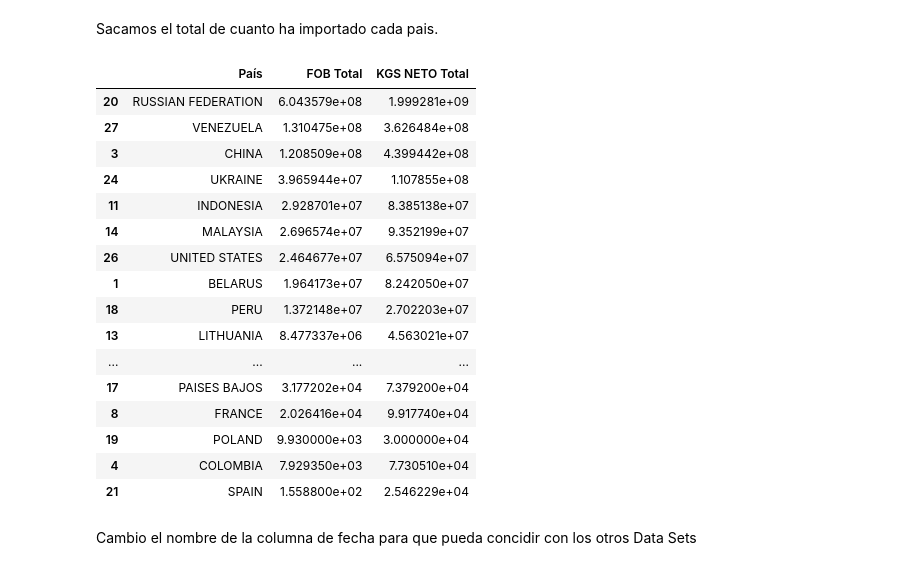
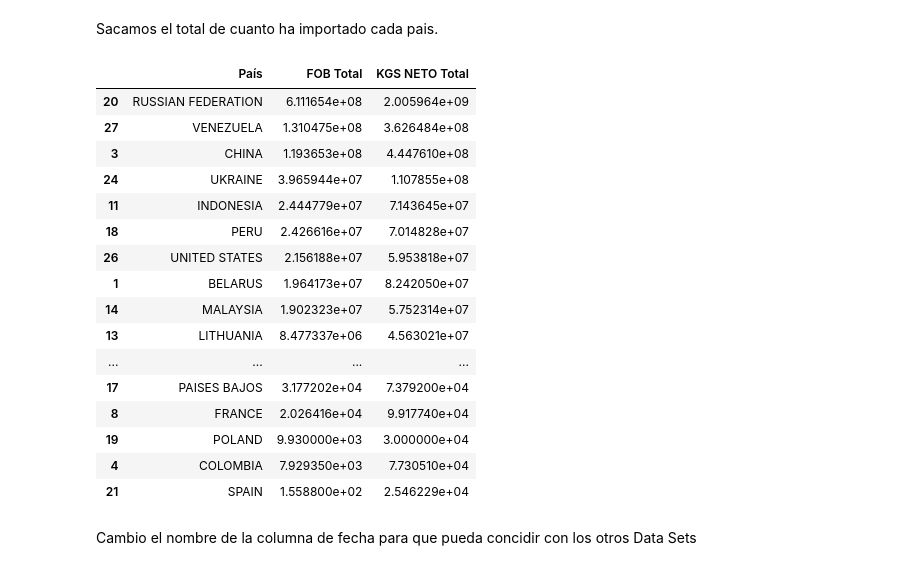
Before and after one commit to auricIecu/EDA, a Jupyter notebook: 0-Enunciado.1_EDA copy.ipynb, the cells around one changed output. Cells and saved outputs as stored; diff of their text form; code cells hidden in the pictures.

```diff
--- a/0-Enunciado.1_EDA copy.ipynb
+++ b/0-Enunciado.1_EDA copy.ipynb
@@ -377,29 +360,18 @@ memory usage: 124.3+ KB
 # %%
-# Defino las columnas a procesar
 columns = ['FLETE U$S', 'TOTAL KGS NETO']
 
 for col in columns:
-    # Calculo los means by RAZON SOCIAL (exluyendo ceros and NaN)
     means_by_razon = data_total_raw_importaciones_urea[data_total_raw_importaciones_urea[col] > 0].groupby('RAZON SOCIAL')[col].mean()
 
-    # Calculo media global para fallback
-    overall_mean = data_total_raw_importaciones_urea[data_total_raw_importaciones_urea[col] > 0][col].mean()
+    data_total_raw_importaciones_urea.loc[:, col] = data_total_raw_importaciones_urea[col].fillna(data_total_raw_importaciones_urea['RAZON SOCIAL'].map(means_by_razon))
 
-    # Reemplazo NaN con promedio de la RAZON SOCIAL, luego overall mean
-    data_total_raw_importaciones_urea[col] = data_total_raw_importaciones_urea[col].fillna(data_total_raw_importaciones_urea['RAZON SOCIAL'].map(means_by_razon))
-    data_total_raw_importaciones_urea[col] = data_total_raw_importaciones_urea[col].fillna(overall_mean)
+    # Ahora, reemplazo los ceros con el promedio por RAZON SOCIAL
+    data_total_raw_importaciones_urea.loc[data_total_raw_importaciones_urea[col] == 0, col] = (data_total_raw_importaciones_urea.loc[data_total_raw_importaciones_urea[col] == 0, 'RAZON SOCIAL'].map(means_by_razon))
 
-    # 2. Reemplazo los zeros promedios por RAZON SOCIAL, de ahi overall mean
-    data_total_raw_importaciones_urea.loc[data_total_raw_importaciones_urea[col] == 0, col] = (
-        data_total_raw_importaciones_urea.loc[data_total_raw_importaciones_urea[col] == 0, 'RAZON SOCIAL']
-        .map(means_by_razon)
-        .fillna(overall_mean)
-    )
-
-# Verifico
+# Por dudas, erifico
 for col in columns:
     print(f"\n{col}:")
-    print(f"NaN values: {data_total_raw_importaciones_urea[col].isna().sum()}")
-    print(f"Zero values: {(data_total_raw_importaciones_urea[col] == 0).sum()}")
+    print(f"NaN: {data_total_raw_importaciones_urea[col].isna().sum()}")
+    print(f"0: {(data_total_raw_importaciones_urea[col] == 0).sum()}")
 # %% [output]
 FLETE U$S:
@@ -509,5 +455,3 @@ Remaining invalid dates: 0
-# %%
-pd.set_option('display.max_rows', 20)
 # %% [markdown]
 Borro las razones sociales
 # %%
@@ -533,33 +477,26 @@ resultado_data_total_importaciones_urea
 # %% [markdown]
 Sacamos el total de cuanto ha importado cada pais.
 # %%
-# Agrupar por país y sumar FOB U$S y TOTAL KGS NETO
-resumen_por_pais = resultado_data_total_importaciones_urea.groupby('PAIS ORIGEN').agg({
-    'FOB U$S': 'sum',
-    'TOTAL KGS NETO': 'sum'
-}).reset_index()
 
-# Renombrar columnas para mayor claridad
+resumen_por_pais = resultado_data_total_importaciones_urea.groupby('PAIS ORIGEN').agg({'FOB U$S': 'sum','TOTAL KGS NETO': 'sum'}).reset_index()
+
+# Renombrar columnas para el pie chart que crearemos
 resumen_por_pais.columns = ['País', 'FOB Total', 'KGS NETO Total']
 
-# Ordenar por FOB Total de mayor a menor
 resumen_por_pais = resumen_por_pais.sort_values('FOB Total', ascending=False)
 
-# Mostrar el resultado
-
-with pd.option_context('display.max_rows', None):
-    display(resumen_por_pais)
+resumen_por_pais
 # %% [output]
 |  | País | FOB Total | KGS NETO Total |
-| 20 | RUSSIAN FEDERATION | 6.043579e+08 | 1.999281e+09 |
+| 20 | RUSSIAN FEDERATION | 6.111654e+08 | 2.005964e+09 |
 | 27 | VENEZUELA | 1.310475e+08 | 3.626484e+08 |
-| 3 | CHINA | 1.208509e+08 | 4.399442e+08 |
+| 3 | CHINA | 1.193653e+08 | 4.447610e+08 |
 | 24 | UKRAINE | 3.965944e+07 | 1.107855e+08 |
-| 11 | INDONESIA | 2.928701e+07 | 8.385138e+07 |
-| 14 | MALAYSIA | 2.696574e+07 | 9.352199e+07 |
-| 26 | UNITED STATES | 2.464677e+07 | 6.575094e+07 |
+| 11 | INDONESIA | 2.444779e+07 | 7.143645e+07 |
+| 18 | PERU | 2.426616e+07 | 7.014828e+07 |
+| 26 | UNITED STATES | 2.156188e+07 | 5.953818e+07 |
 | 1 | BELARUS | 1.964173e+07 | 8.242050e+07 |
-| 18 | PERU | 1.372148e+07 | 2.702203e+07 |
+| 14 | MALAYSIA | 1.902323e+07 | 5.752314e+07 |
 | 13 | LITHUANIA | 8.477337e+06 | 4.563021e+07 |
 | ... | ... | ... | ... |
 | 17 | PAISES BAJOS | 3.177202e+04 | 7.379200e+04 |
```
Also changed, not shown: parts of 75 cells of this notebook, 10 other files.
